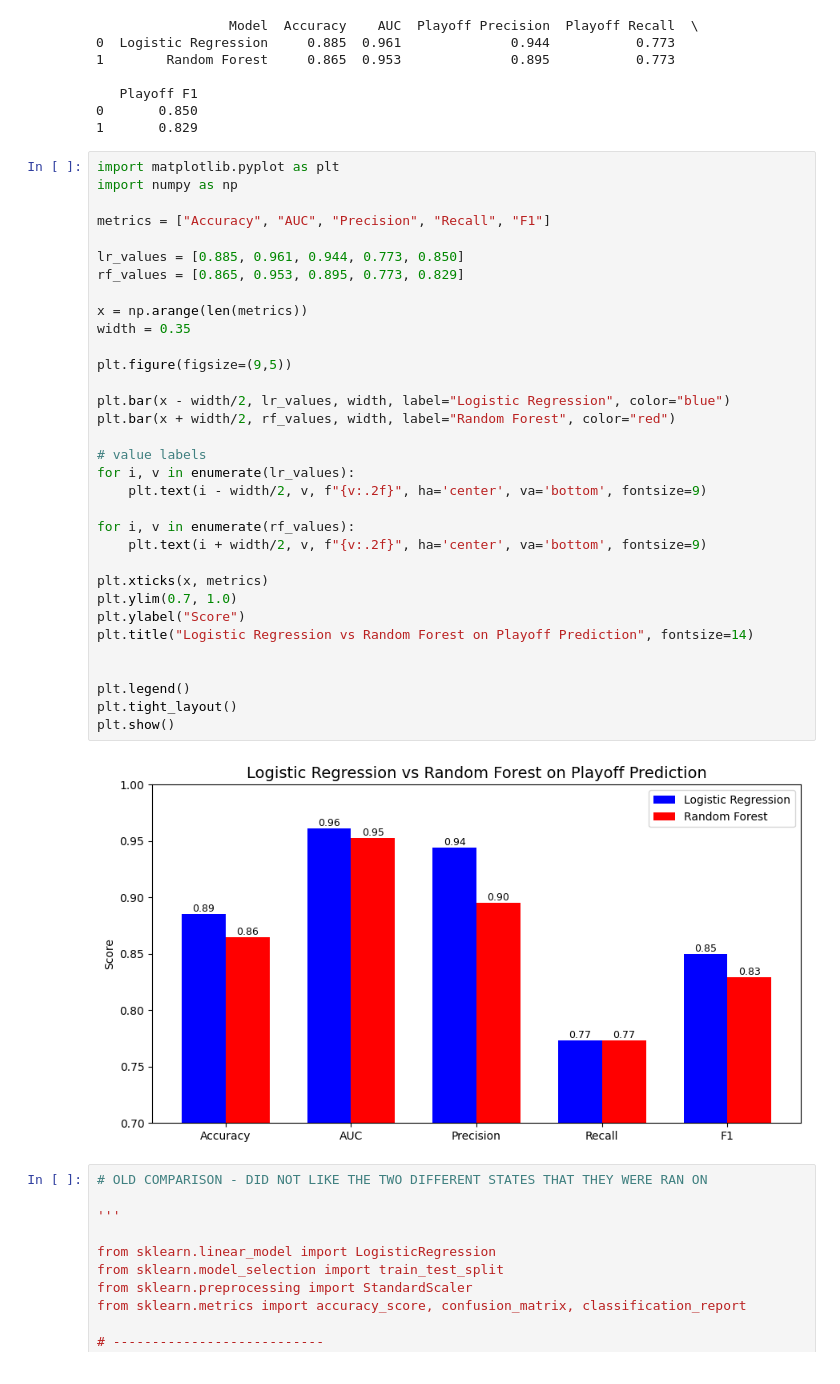
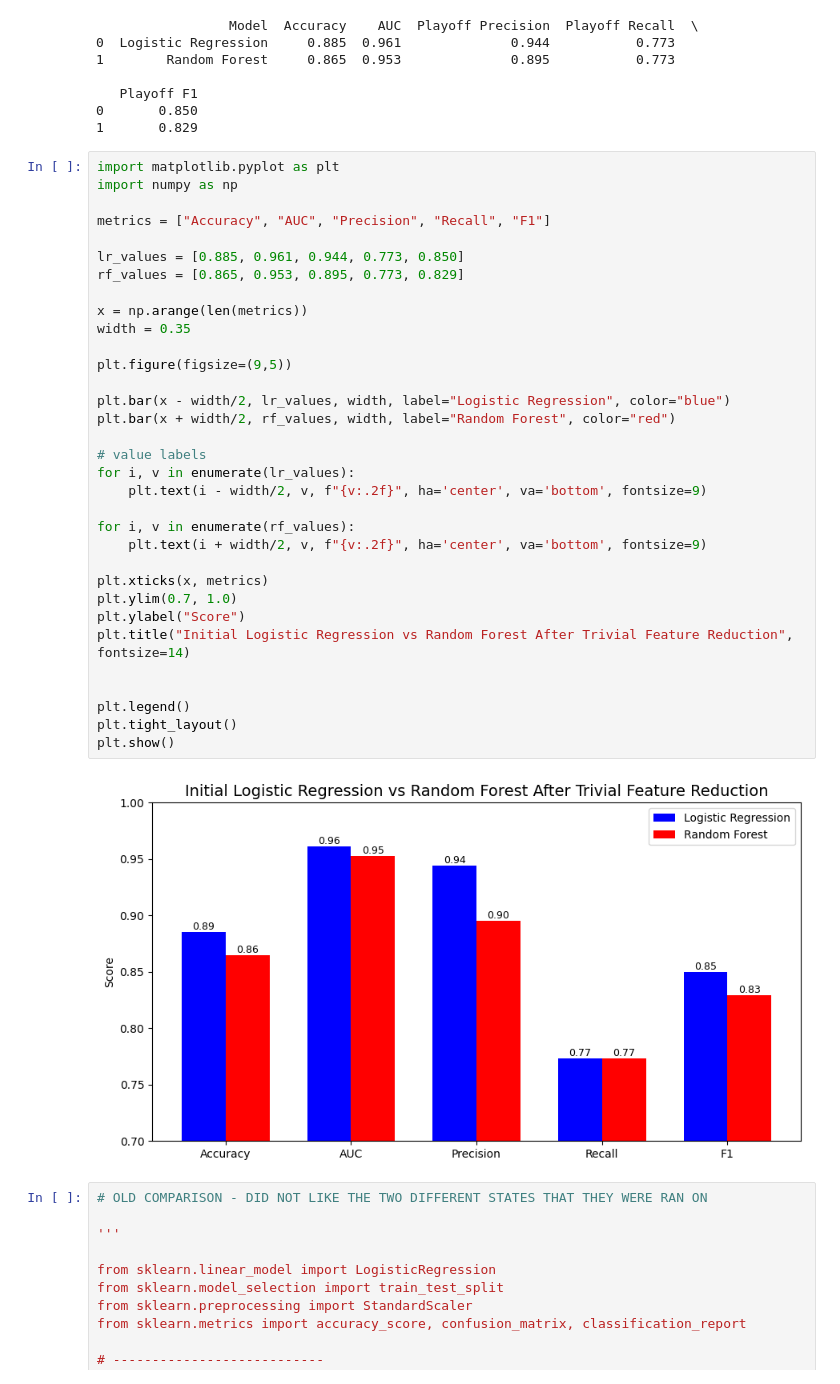
Before and after one commit to mattmarz94/nfl-decision-support-analytics, a Jupyter notebook: Data Preprocessing/reduce_features_dd.ipynb, the cells around one changed output. Saved outputs shown, nothing was run; the diff lists cells and outputs as text.

Commit message:
changed title of charts

```diff
--- a/Data Preprocessing/reduce_features_dd.ipynb
+++ b/Data Preprocessing/reduce_features_dd.ipynb
@@ -496,35 +496,35 @@ import numpy as np
 
 metrics = ["Accuracy", "AUC", "Precision", "Recall", "F1"]
 
 lr_values = [0.885, 0.961, 0.944, 0.773, 0.850]
 rf_values = [0.865, 0.953, 0.895, 0.773, 0.829]
 
 x = np.arange(len(metrics))
 width = 0.35
 
 plt.figure(figsize=(9,5))
 
 plt.bar(x - width/2, lr_values, width, label="Logistic Regression", color="blue")
 plt.bar(x + width/2, rf_values, width, label="Random Forest", color="red")
 
 # value labels
 for i, v in enumerate(lr_values):
     plt.text(i - width/2, v, f"{v:.2f}", ha='center', va='bottom', fontsize=9)
 
 for i, v in enumerate(rf_values):
     plt.text(i + width/2, v, f"{v:.2f}", ha='center', va='bottom', fontsize=9)
 
 plt.xticks(x, metrics)
 plt.ylim(0.7, 1.0)
 plt.ylabel("Score")
-plt.title("Logistic Regression vs Random Forest on Playoff Prediction", fontsize=14)
+plt.title("Initial Logistic Regression vs Random Forest After Trivial Feature Reduction", fontsize=14)
 
 
 plt.legend()
 plt.tight_layout()
 plt.show()
 # %% [output]
-[figure, old version]
+[figure, new version]
 # %%
 # OLD COMPARISON - DID NOT LIKE THE TWO DIFFERENT STATES THAT THEY WERE RAN ON
 
```
Also changed, not shown: parts of 1 cell of this notebook.
